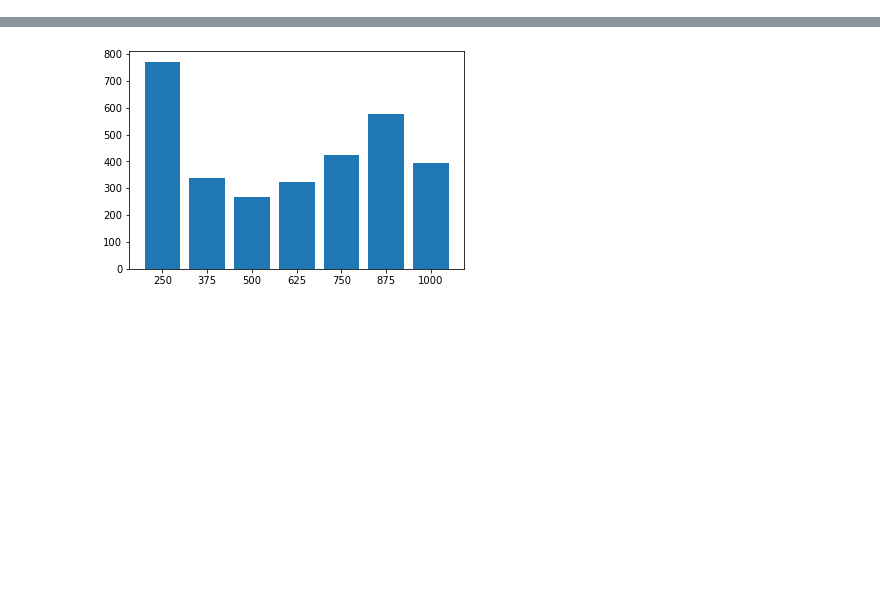
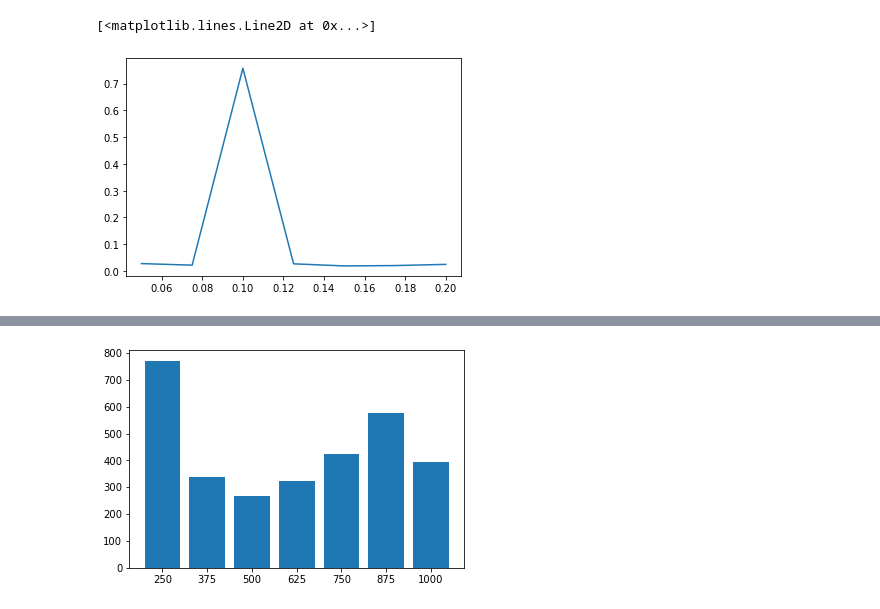
Before and after one commit to simonvary/pynopt, a Jupyter notebook: test_oblique_relax.ipynb, the cells around one changed output, grey strips where cells are left out. Saved outputs shown, nothing was run; the diff lists cells and outputs as text; code cells hidden in the pictures; blank space fills up the shorter version.

```diff
--- a/test_oblique_relax.ipynb
+++ b/test_oblique_relax.ipynb
@@ -10,7 +12,7 @@ from nopt.benchmarks import *
 
 from sklearn.decomposition import SparsePCA
 # %%
-solver_ospca = ObliqueSPCA(logverbosity = 2, maxiter = 5000)
+solver_ospca = ObliqueSPCA(logverbosity = 2, maxiter = 1500)
 Benchmark1 = GaussianSPCA(verb=1)
 # %%
 ranks = 10
@@ -19,3 +21,11 @@ alphas = np.linspace(start=0.05,stop = 0.2,num=7)
 sparsities = (alphas* n* ranks).astype(int).tolist()
 num_samples = 1000
 thetas = 5
+# %%
+params = {
+    'rank': [10],
+    'n': [500],
+    'num_samples': [1000],
+    'theta': [5],
+    'alpha': np.linspace(start=0.05,stop = 0.2,num=7)
+}
@@ -21,0 +65,2 @@ thetas = 5
+# %%
+test_results = Benchmark1.grid_test(solver_ospca.solve, params)
@@ -21,0 +99,5 @@ thetas = 5
+# %%
+plt.plot(test_results['alpha'], test_results['dist_x_true'])
+# %% [output]
+[<matplotlib.lines.Line2D at 0x...>]
+[figure, added]
```
Also changed, not shown: parts of 34 cells of this notebook, 4 other files.
